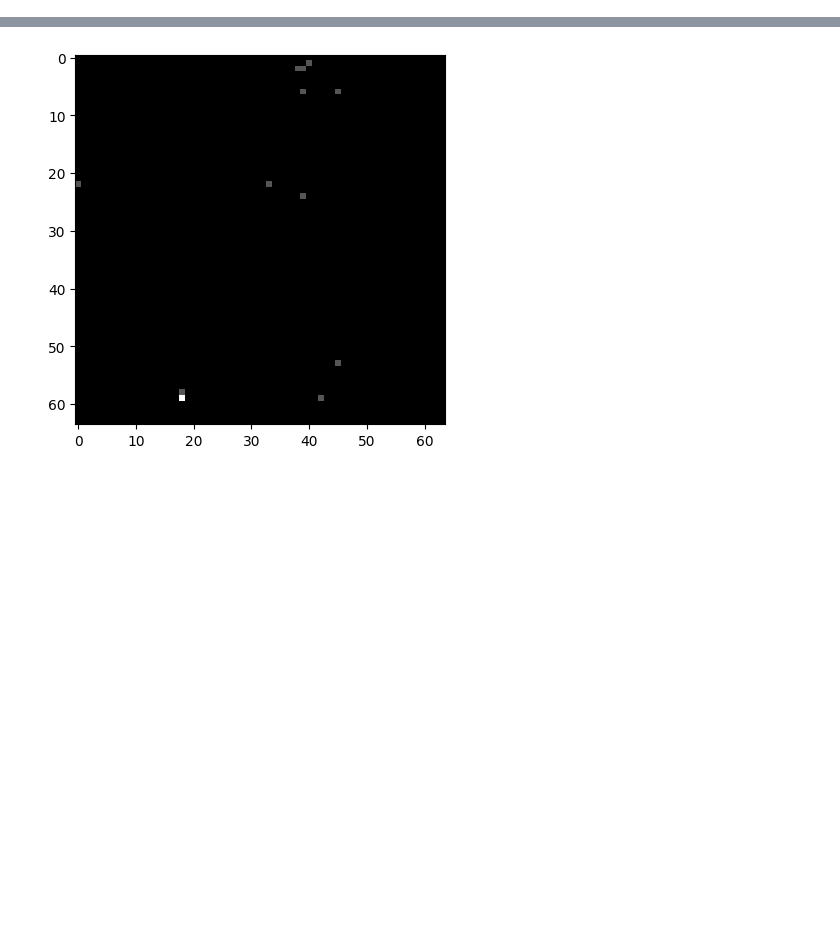
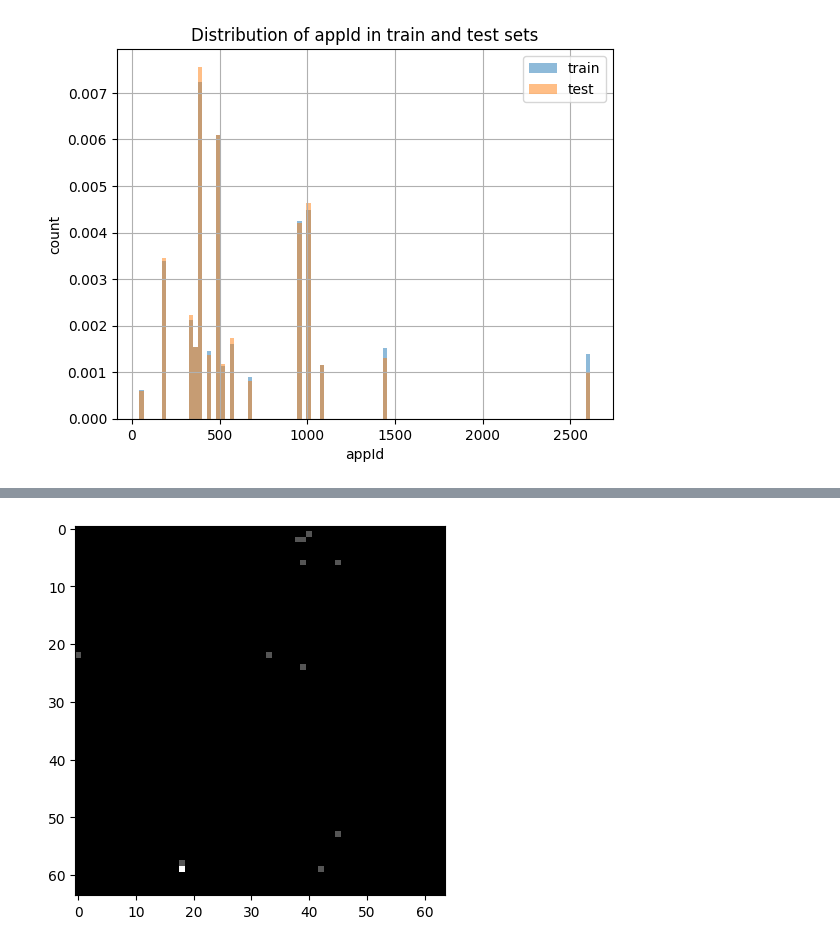
Before and after one commit to NoamSC/DA4ETC, a Jupyter notebook: random.ipynb, the cells around one changed output, grey strips where cells are left out. Saved outputs shown, nothing was run; the diff lists cells and outputs as text; code cells hidden in the pictures; blank space fills up the shorter version.

```diff
--- a/random.ipynb
+++ b/random.ipynb
@@ -20,7 +20,44 @@ from training.trainer import train_model
 from training.utils import set_seed, save_config_to_json
 from config import Config
 # %%
+label_whitelist = [386,  497,  998,  171,  485, 2613,  340,  373,  561,  967,  436, 1088,
+        961,  682,  521,  964, 1450, 1448,  965, 42]
 apps_id_df = pd.read_csv('/home/anatbr/dataset/Allot/ver02 - Location 01 - 2024.09.12-17_AppIds G Z.csv', index_col=0)
+apps_id_df = apps_id_df[apps_id_df.index.isin(label_whitelist)]
 label_mapping = {row['names']: i for i, row in apps_id_df.reset_index().iterrows()}
+label_indices_mapping = {label_index: new_label_index for
+                         new_label_index, (label_index, row)
+                         in enumerate(apps_id_df.iterrows())
+                         if label_index in label_whitelist}
+
 num_classes = len(label_mapping)
 cfg = Config(RESOLUTION=64)
+# %%
+dfs = []
+for i in range(0, 70):
+    chunk_path = os.path.join('data', 'allot_small_csvs', 'chunks', f'chunk_{i:03}.csv')
+    df = pd.read_csv(chunk_path)
+    df = df[df['appId'].isin(label_whitelist)]
+    dfs.append(df)
+df_train = pd.concat(dfs, ignore_index=True)
+df_train = df_train.sample(frac=1).reset_index(drop=True)
+
+
+dfs = []
+for i in range(70, 100):
+    chunk_path = os.path.join('data', 'allot_small_csvs', 'chunks', f'chunk_{i:03}.csv')
+    df = pd.read_csv(chunk_path)
+    df = df[df['appId'].isin(label_whitelist)]
+    dfs.append(df)
+df_test = pd.concat(dfs, ignore_index=True)
+df_test = df_test.sample(frac=1).reset_index(drop=True)
+# %%
+df_train['appId'].hist(bins=100, alpha=0.5, label='train', density=True)
+df_test['appId'].hist(bins=100, alpha=0.5, label='test', density=True)
+plt.legend()
+plt.xlabel('appId')
+plt.ylabel('count')
+plt.title('Distribution of appId in train and test sets')
+plt.show()
+# %% [output]
+[figure, added]
```
Also changed, not shown: parts of 2 cells of this notebook, 2 other files.
